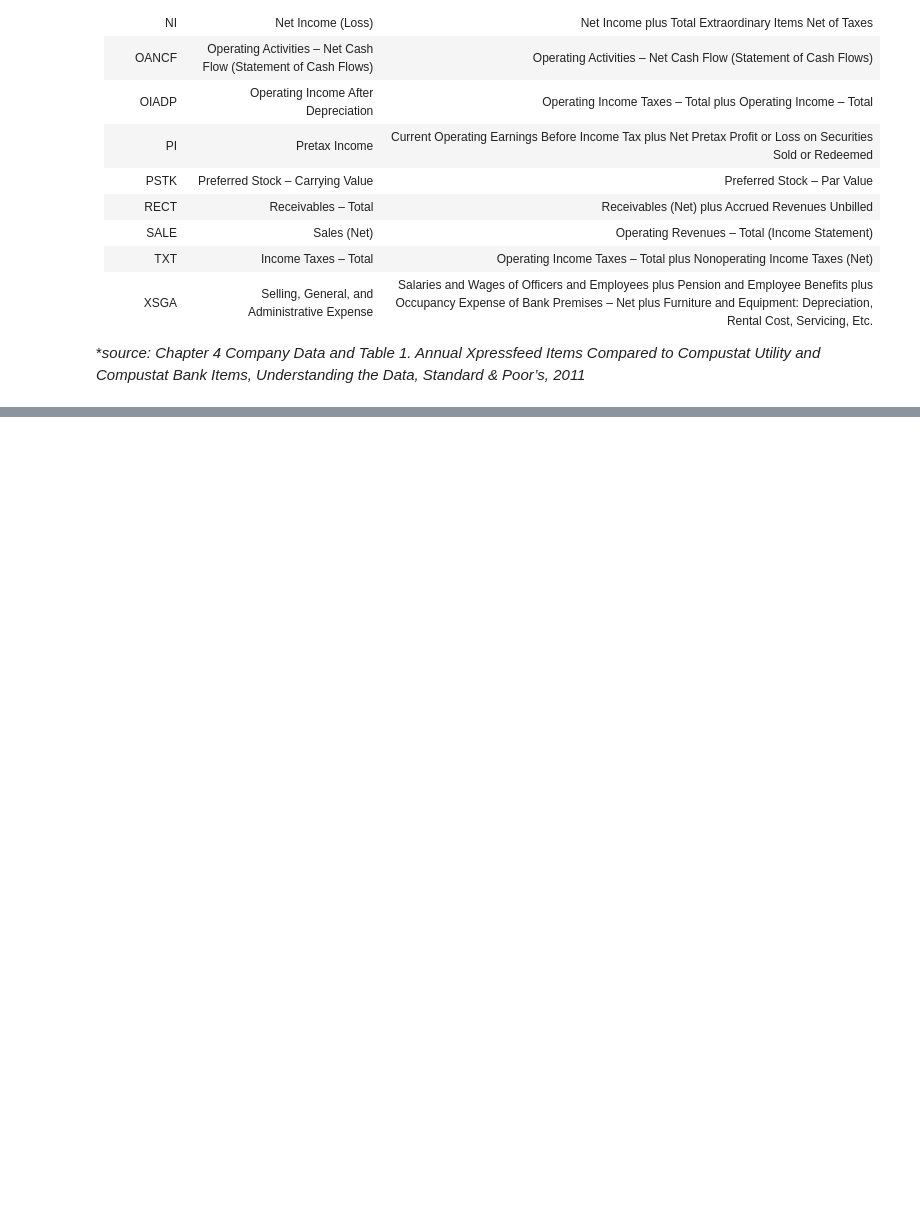
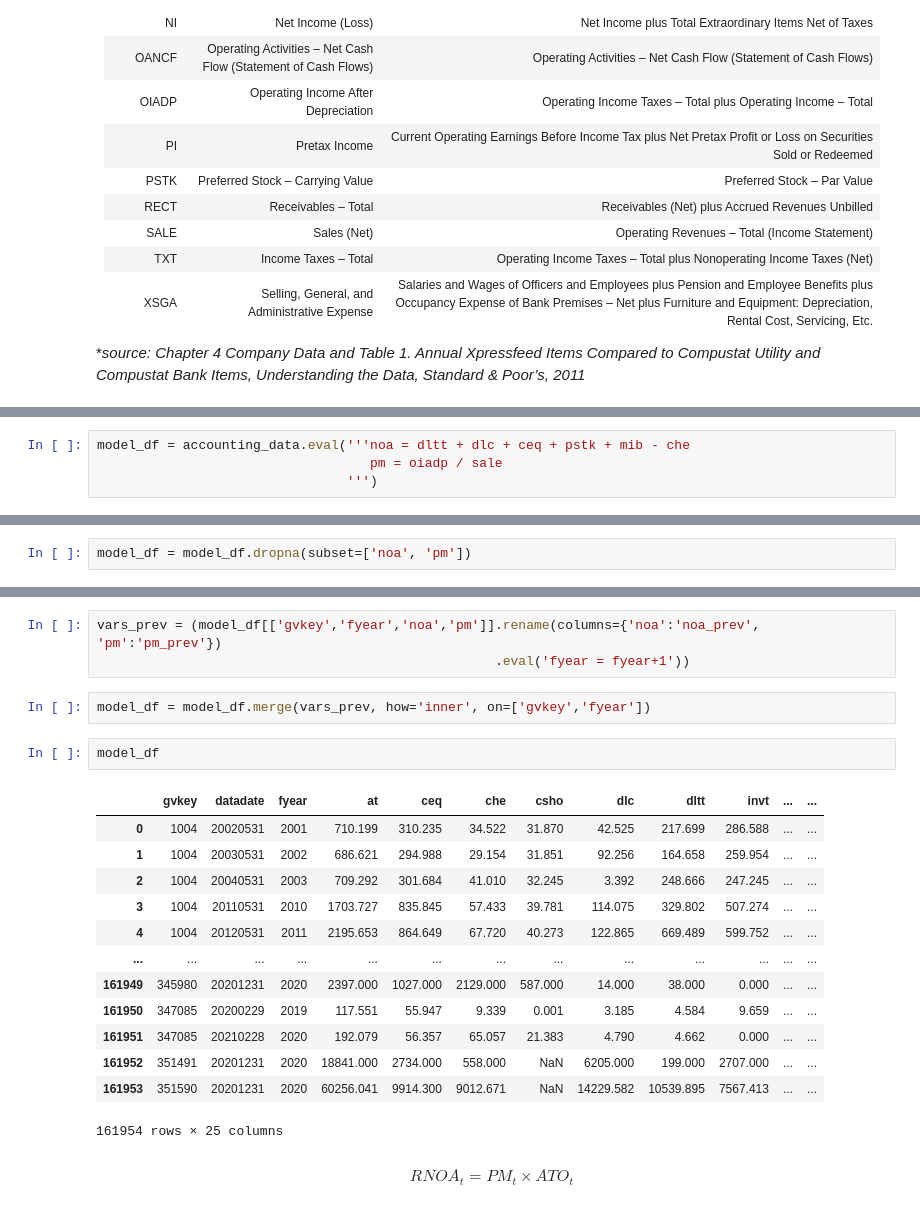
Before and after one commit to ICBS/ACX3300, a Jupyter notebook: notebooks/Untitled.ipynb, the cells around one changed output, grey strips where cells are left out. Drawn from its saved outputs; the diff is of its cells as text; blank space fills up the shorter version.

```diff
--- a/notebooks/Untitled.ipynb
+++ b/notebooks/Untitled.ipynb
@@ -79,0 +143,4 @@ accounting_data[accounting_data.duplicated(['gvkey', 'fyear'], keep=False)]
+# %%
+model_df = accounting_data.eval('''noa = dltt + dlc + ceq + pstk + mib - che
+                                   pm = oiadp / sale
+                                ''')
@@ -79,0 +165,2 @@ accounting_data[accounting_data.duplicated(['gvkey', 'fyear'], keep=False)]
+# %%
+model_df = model_df.dropna(subset=['noa', 'pm'])
@@ -79,0 +193,23 @@ accounting_data[accounting_data.duplicated(['gvkey', 'fyear'], keep=False)]
+# %%
+vars_prev = (model_df[['gvkey','fyear','noa','pm']].rename(columns={'noa':'noa_prev', 'pm':'pm_prev'})
+                                                   .eval('fyear = fyear+1'))
+# %%
+model_df = model_df.merge(vars_prev, how='inner', on=['gvkey','fyear'])
+# %%
+model_df
+# %% [output]
+|  | gvkey | datadate | fyear | at | ceq | che | csho | dlc | dltt | invt | ... | ... |
+| 0 | 1004 | 20020531 | 2001 | 710.199 | 310.235 | 34.522 | 31.870 | 42.525 | 217.699 | 286.588 | ... | ... |
+| 1 | 1004 | 20030531 | 2002 | 686.621 | 294.988 | 29.154 | 31.851 | 92.256 | 164.658 | 259.954 | ... | ... |
+| 2 | 1004 | 20040531 | 2003 | 709.292 | 301.684 | 41.010 | 32.245 | 3.392 | 248.666 | 247.245 | ... | ... |
+| 3 | 1004 | 20110531 | 2010 | 1703.727 | 835.845 | 57.433 | 39.781 | 114.075 | 329.802 | 507.274 | ... | ... |
+| 4 | 1004 | 20120531 | 2011 | 2195.653 | 864.649 | 67.720 | 40.273 | 122.865 | 669.489 | 599.752 | ... | ... |
+| ... | ... | ... | ... | ... | ... | ... | ... | ... | ... | ... | ... | ... |
+| 161949 | 345980 | 20201231 | 2020 | 2397.000 | 1027.000 | 2129.000 | 587.000 | 14.000 | 38.000 | 0.000 | ... | ... |
+| 161950 | 347085 | 20200229 | 2019 | 117.551 | 55.947 | 9.339 | 0.001 | 3.185 | 4.584 | 9.659 | ... | ... |
+| 161951 | 347085 | 20210228 | 2020 | 192.079 | 56.357 | 65.057 | 21.383 | 4.790 | 4.662 | 0.000 | ... | ... |
+| 161952 | 351491 | 20201231 | 2020 | 18841.000 | 2734.000 | 558.000 | NaN | 6205.000 | 199.000 | 2707.000 | ... | ... |
+| 161953 | 351590 | 20201231 | 2020 | 60256.041 | 9914.300 | 9012.671 | NaN | 14229.582 | 10539.895 | 7567.413 | ... | ... |
+161954 rows × 25 columns
+# %% [markdown]
+$$RNOA_t=PM_t \times ATO_t$$
```
Also changed, not shown: parts of 19 cells of this notebook.
